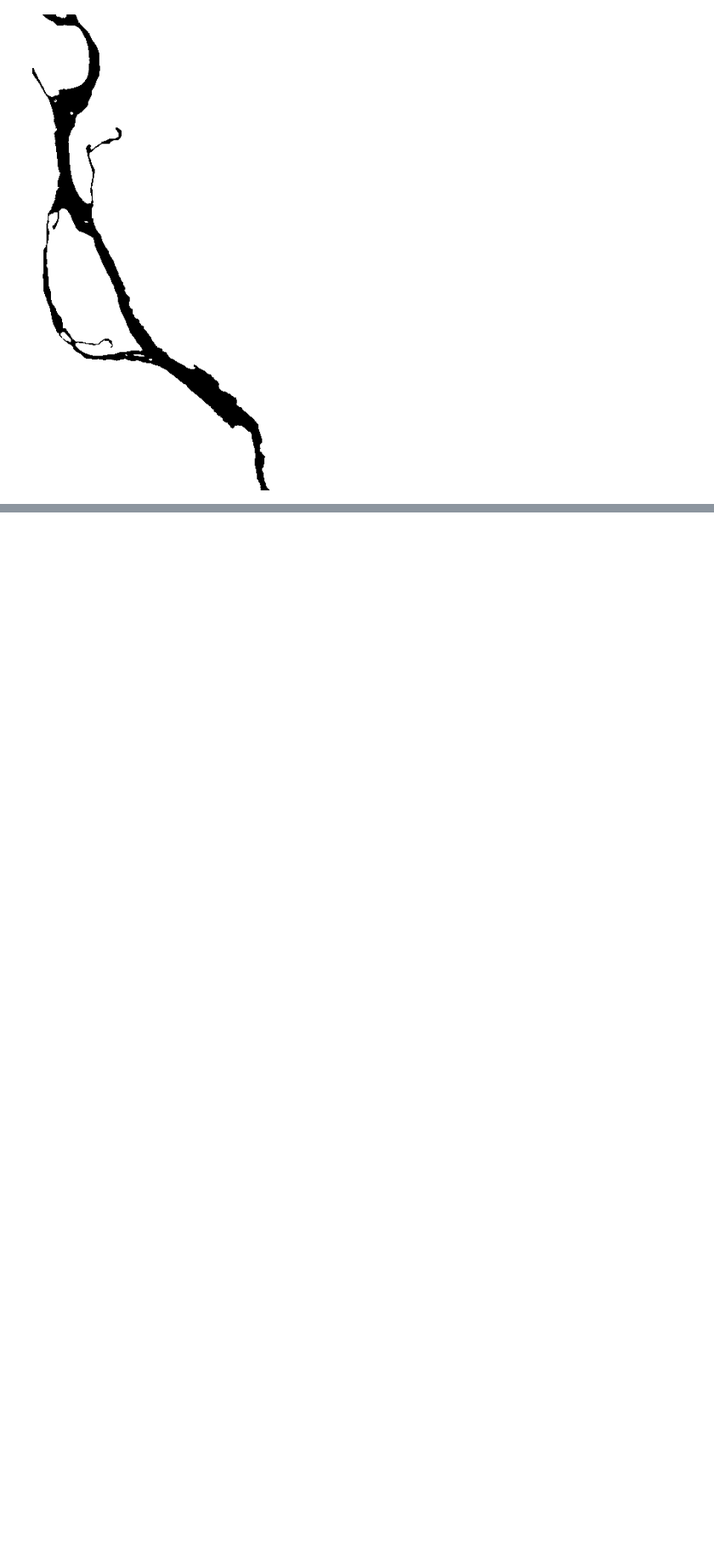
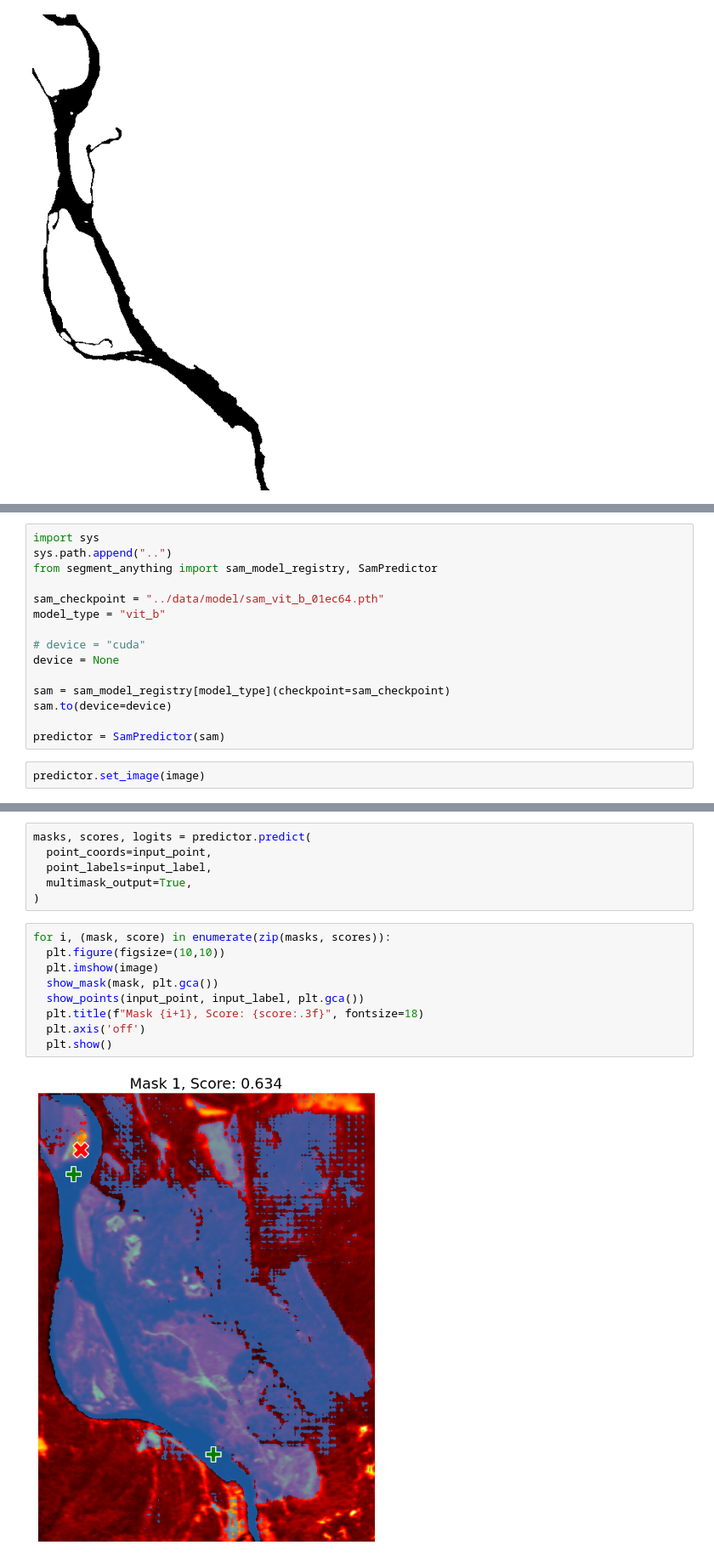
Before and after one commit to StefanTodoran/elwha-segmentation, a Jupyter notebook: book/chapters/masking.ipynb, the cells around one changed output, grey strips where cells are left out. Shown at 85% size. Saved outputs shown, nothing was run; the diff lists cells and outputs as text; blank space fills up the shorter version.

```diff
--- a/book/chapters/masking.ipynb
+++ b/book/chapters/masking.ipynb
@@ -297,0 +258,17 @@ print(np.min(output_predictions.byte().cpu().numpy()))
+# %%
+import sys
+sys.path.append("..")
+from segment_anything import sam_model_registry, SamPredictor
+
+sam_checkpoint = "../data/model/sam_vit_b_01ec64.pth"
+model_type = "vit_b"
+
+# device = "cuda"
+device = None
+
+sam = sam_model_registry[model_type](checkpoint=sam_checkpoint)
+sam.to(device=device)
+
+predictor = SamPredictor(sam)
+# %%
+predictor.set_image(image)
@@ -297,0 +285,17 @@ print(np.min(output_predictions.byte().cpu().numpy()))
+# %%
+masks, scores, logits = predictor.predict(
+  point_coords=input_point,
+  point_labels=input_label,
+  multimask_output=True,
+)
+# %%
+for i, (mask, score) in enumerate(zip(masks, scores)):
+  plt.figure(figsize=(10,10))
+  plt.imshow(image)
+  show_mask(mask, plt.gca())
+  show_points(input_point, input_label, plt.gca())
+  plt.title(f"Mask {i+1}, Score: {score:.3f}", fontsize=18)
+  plt.axis('off')
+  plt.show()
+# %% [output]
+[figure, added]
```
Also changed, not shown: parts of 16 cells of this notebook, 2 other files.
